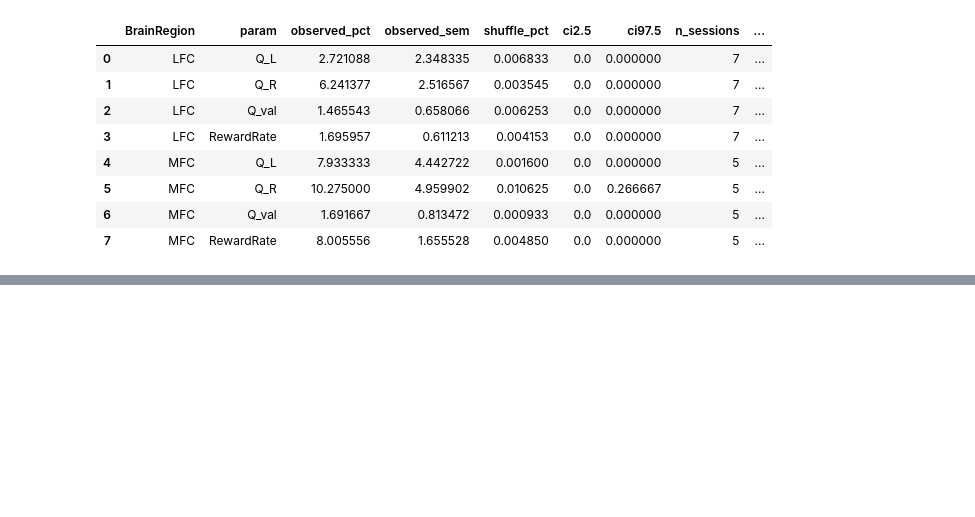
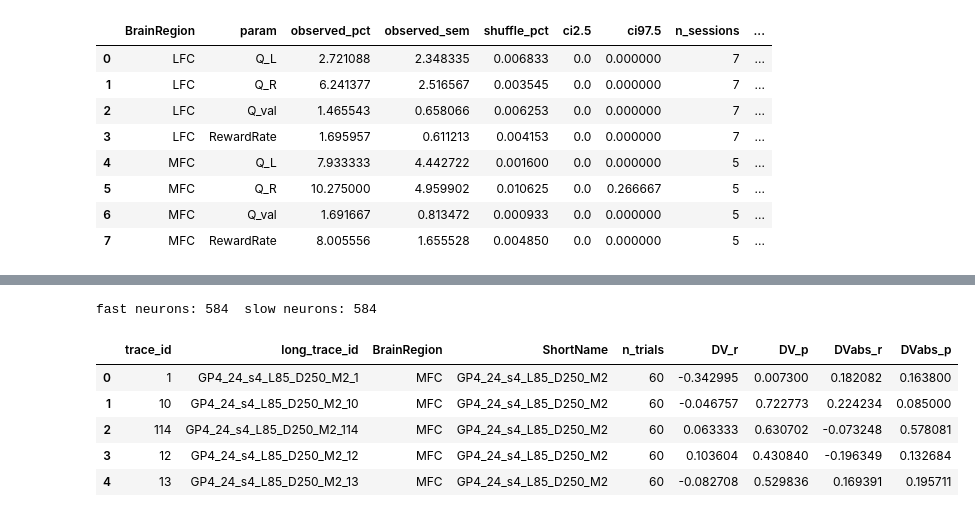
Before and after one commit to oraby/paper_fast_slow, a Jupyter notebook: code/rlmodel/model_neural_correlate.ipynb, the cells around one changed output, grey strips where cells are left out. Drawn from its saved outputs; the diff is of its cells as text; code cells hidden in the pictures; blank space fills up the shorter version.

```diff
--- a/code/rlmodel/model_neural_correlate.ipynb
+++ b/code/rlmodel/model_neural_correlate.ipynb
@@ -245,0 +279,13 @@ Saved tuning bars -> ..\..\results\RLModel\neural_correlate\RewardRate - Q-Val (
+# %%
+# Per-neuron DV / DVabs correlations, computed within the fast and slow subsets.
+corr_fast, corr_slow = nc.drift_correlations(table)
+print("fast neurons:", len(corr_fast), " slow neurons:", len(corr_slow))
+corr_fast.head()
+# %% [output]
+fast neurons: 584  slow neurons: 584
+|  | trace_id | long_trace_id | BrainRegion | ShortName | n_trials | DV_r | DV_p | DVabs_r | DVabs_p |
+| 0 | 1 | GP4_24_s4_L85_D250_M2_1 | MFC | GP4_24_s4_L85_D250_M2 | 60 | -0.342995 | 0.007300 | 0.182082 | 0.163800 |
+| 1 | 10 | GP4_24_s4_L85_D250_M2_10 | MFC | GP4_24_s4_L85_D250_M2 | 60 | -0.046757 | 0.722773 | 0.224234 | 0.085000 |
+| 2 | 114 | GP4_24_s4_L85_D250_M2_114 | MFC | GP4_24_s4_L85_D250_M2 | 60 | 0.063333 | 0.630702 | -0.073248 | 0.578081 |
+| 3 | 12 | GP4_24_s4_L85_D250_M2_12 | MFC | GP4_24_s4_L85_D250_M2 | 60 | 0.103604 | 0.430840 | -0.196349 | 0.132684 |
+| 4 | 13 | GP4_24_s4_L85_D250_M2_13 | MFC | GP4_24_s4_L85_D250_M2 | 60 | -0.082708 | 0.529836 | 0.169391 | 0.195711 |
```
Also changed, not shown: parts of 10 cells of this notebook, 2 other files.
